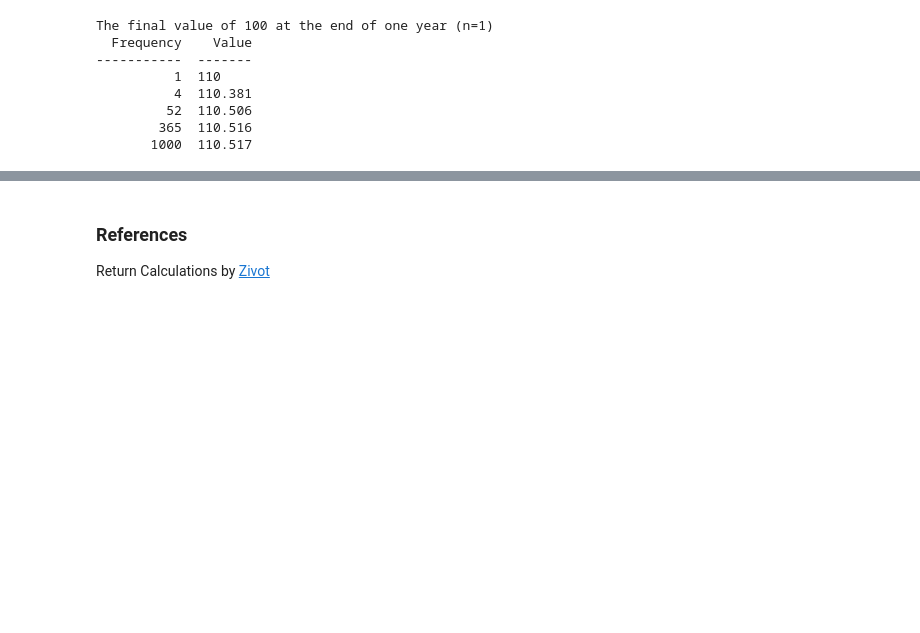
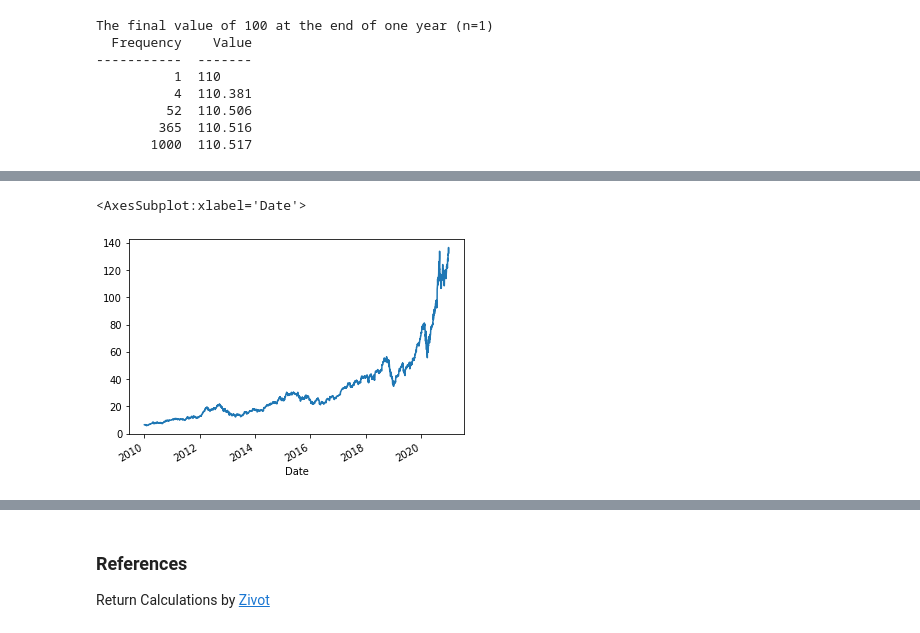
Before and after one commit to oceanumeric/python-finance, a Jupyter notebook: financial_econometrics/financial-time-series.ipynb, the cells around one changed output, grey strips where cells are left out. Drawn from its saved outputs; the diff is of its cells as text; code cells hidden in the pictures; blank space fills up the shorter version.

```diff
--- a/financial_econometrics/financial-time-series.ipynb
+++ b/financial_econometrics/financial-time-series.ipynb
@@ -100,0 +105,9 @@ $$R_A = e^R - 1; \ \ \ \ \ \ R = \ln(1 + R_A)$$
+# %%
+# get the dataset
+ticker = 'AAPL'
+start_date = '2010-01-01'
+end_date = '2020-12-31'
+
+appl_data = data.DataReader(ticker, 'yahoo', start_date, end_date)
+appl_data = appl_data.asfreq('B')  # frequency based on business day, this is very improtant
+clean_data = appl_data.dropna().copy()
@@ -100,0 +131,5 @@ $$R_A = e^R - 1; \ \ \ \ \ \ R = \ln(1 + R_A)$$
+# %%
+clean_data['Adj Close'].plot()
+# %% [output]
+<AxesSubplot:xlabel='Date'>
+[figure, added]
```
Also changed, not shown: parts of 16 cells of this notebook.
